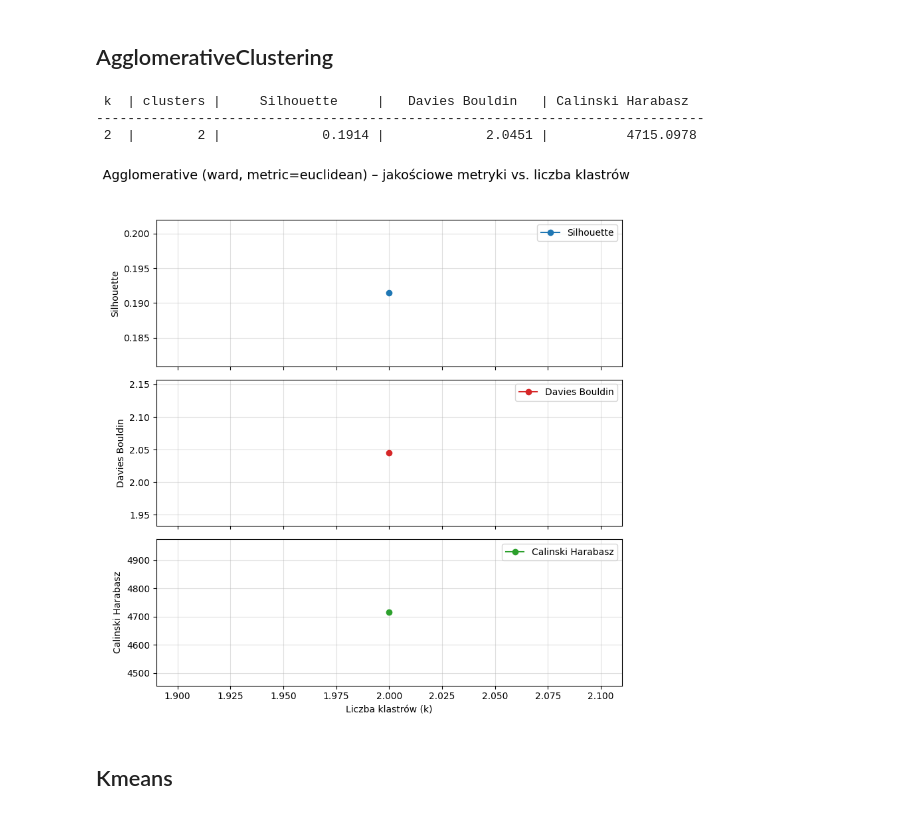
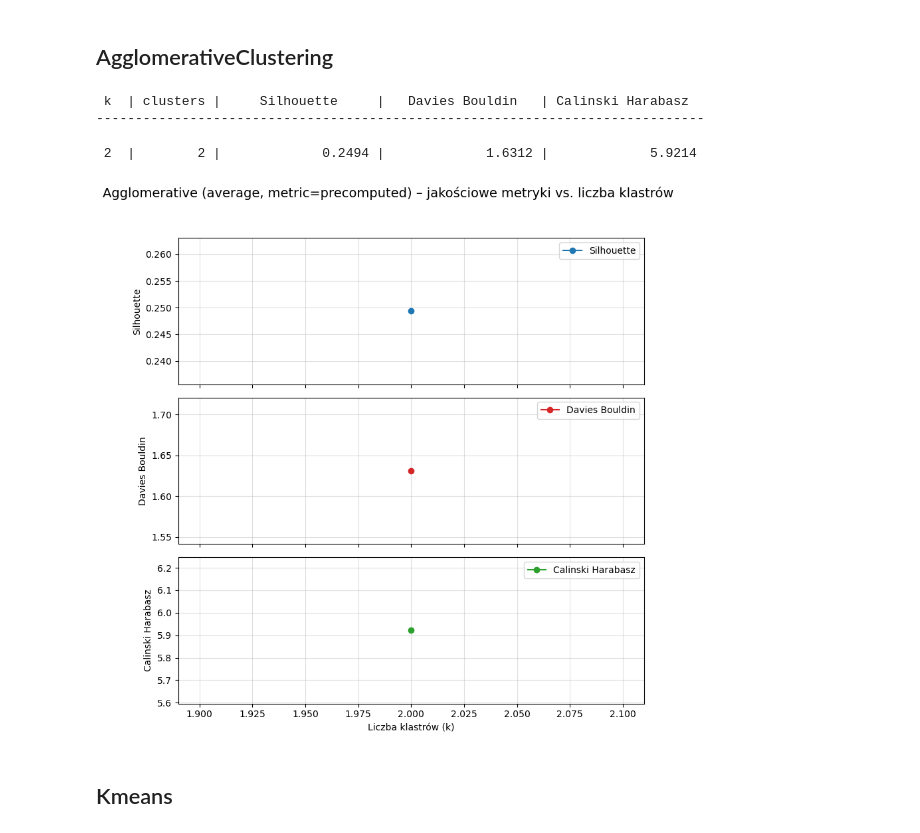
Before and after one commit to andrzejewskimaciej/ML_Intro_Projects, a Jupyter notebook: Project 2 - clustering/04_Clustering.ipynb, the cells around one changed output. Cells and saved outputs as stored; diff of their text form; code cells hidden in the pictures.

```diff
--- a/Project 2 - clustering/04_Clustering.ipynb
+++ b/Project 2 - clustering/04_Clustering.ipynb
@@ -33,2 +38,2 @@ from Transformers import *
 # %%
-df=pd.read_csv("data/TransormedData/train.csv")
+df=pd.read_csv("data/TransformedData/train.csv")
@@ -34,0 +42,2 @@ df=pd.read_csv("data/TransormedData/train.csv")
+# %%
+df_gower = gower.gower_matrix(df)
@@ -116,12 +214,12 @@ array([[ 35.958977,  11.17174 ],
 # %% [markdown]
 ## AgglomerativeClustering
 # %%
-
 def agglomerative_quality_plot(
     X,
+    X_gower,
     n_clusters_range=range(2, 11),
-    linkage="ward",
-    metric="euclidean",
+    linkage="average",
+    metric="precomputed",
     compute_metrics=("silhouette", "davies_bouldin", "calinski_harabasz"),
 ):
 
@@ -131,7 +229,7 @@ def agglomerative_quality_plot(
           "".join([f" | {m.replace('_',' ').title():^18s}" for m in compute_metrics]))
     print("-" * (12 + 22 * len(compute_metrics)))
 
-    for k in n_clusters_range:
+    for k in tqdm(n_clusters_range):
 
         kwargs = dict(n_clusters=k, linkage=linkage)
 
@@ -139,14 +237,14 @@ def agglomerative_quality_plot(
             kwargs["metric"] = metric
 
         model = AgglomerativeClustering(**kwargs)
-        labels = model.fit_predict(X)
+        labels = model.fit_predict(X_gower)
 
 
         for m in compute_metrics:
             if len(np.unique(labels)) <= 1:
                 val = 0.0
             elif m == "silhouette":
-                val = silhouette_score(X, labels, metric=metric)
+                val = silhouette_score(X_gower, labels, metric=metric)
             elif m == "davies_bouldin":
                 val = davies_bouldin_score(X, labels)
             elif m == "calinski_harabasz":
@@ -192,12 +290,12 @@ def agglomerative_quality_plot(
     plt.tight_layout(rect=[0, 0, 1, 0.9])
     plt.show()
 # %%
-agglomerative_quality_plot(df,n_clusters_range=range(2,3))
+agglomerative_quality_plot(df, df_gower, n_clusters_range=range(2,3))
 # %% [output]
  k  | clusters |     Silhouette     |   Davies Bouldin   | Calinski Harabasz
 ------------------------------------------------------------------------------
- 2  |        2 |             0.1914 |             2.0451 |          4715.0978
+ 2  |        2 |             0.2494 |             1.6312 |             5.9214
-[figure, old version]
+[figure, new version]
 # %% [markdown]
 ## Kmeans
 # %%
```
Also changed, not shown: parts of 22 cells of this notebook.
